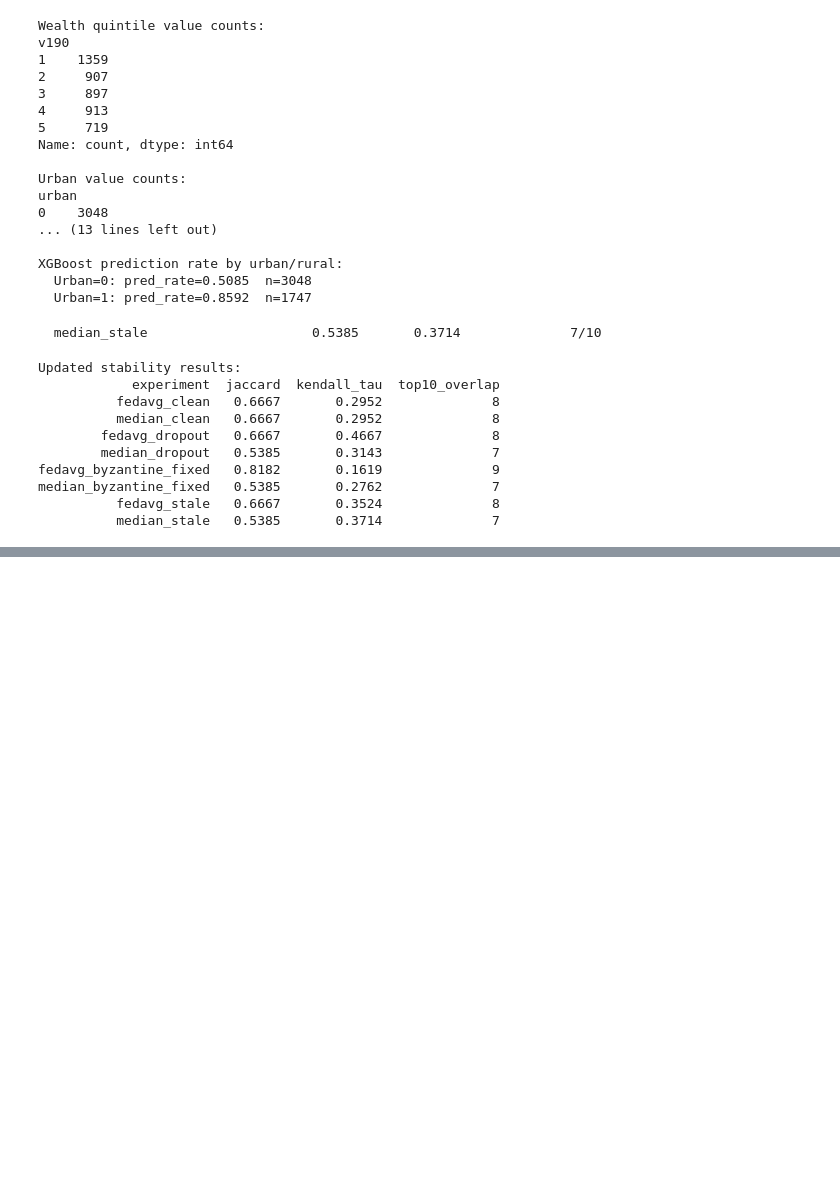
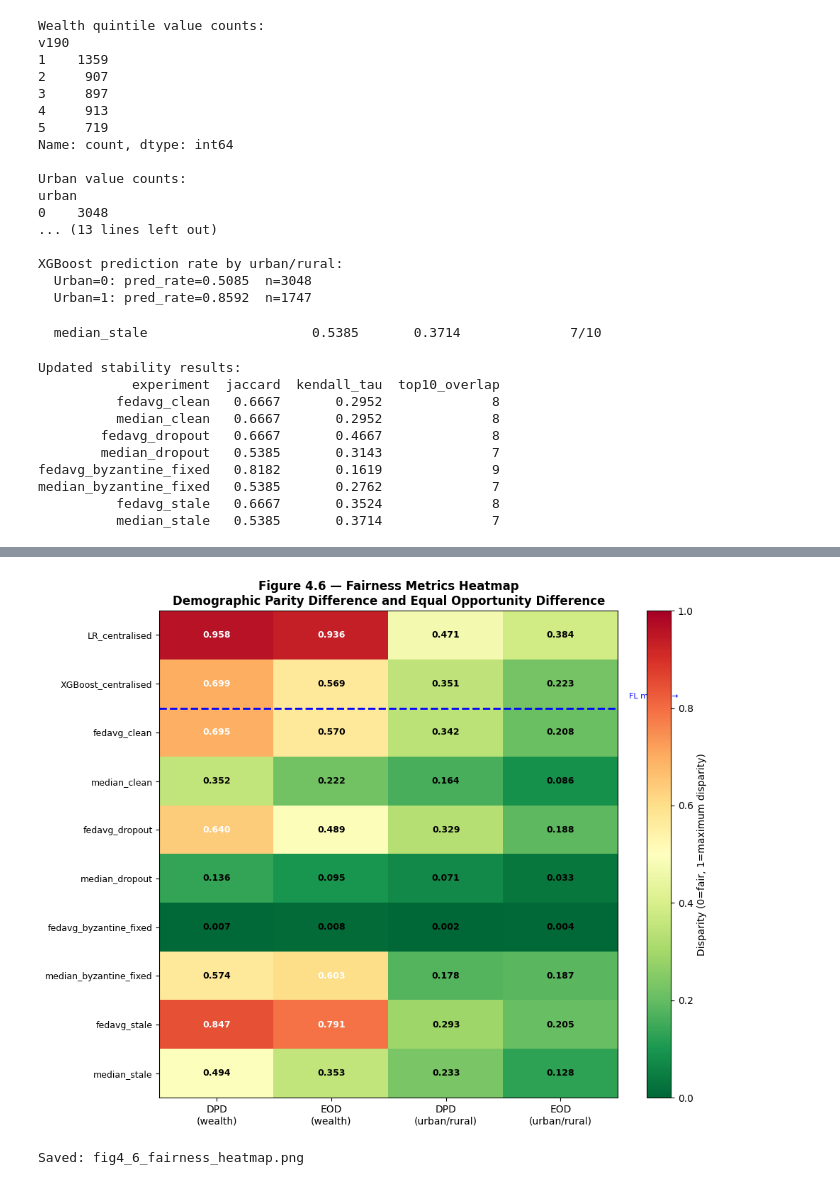
Before and after one commit to ProsperUkachi/Final-year-project, a Jupyter notebook: final-year-project (1).ipynb, the cells around one changed output, grey strips where cells are left out. Saved outputs shown, nothing was run; the diff lists cells and outputs as text; code cells hidden in the pictures; blank space fills up the shorter version.

```diff
--- a/final-year-project (1).ipynb
+++ b/final-year-project (1).ipynb
@@ -2128,0 +2301,67 @@ median_byzantine_fixed   0.5385       0.2762              7
+# %%
+# Illustrating the fairness heatmap
+
+import matplotlib.colors as mcolors
+
+fairness_plot_data = []
+row_labels = []
+
+for label, pred_dict in [
+    ("LR_centralised",      {"DPD_wealth": 0.9583, "EOD_wealth": 0.9362,
+                             "DPD_urban": 0.4713,  "EOD_urban": 0.3843}),
+    ("XGBoost_centralised", {"DPD_wealth": 0.6985, "EOD_wealth": 0.5690,
+                             "DPD_urban": 0.3507,  "EOD_urban": 0.2227}),
+]:
+    fairness_plot_data.append([
+        pred_dict["DPD_wealth"], pred_dict["EOD_wealth"],
+        pred_dict["DPD_urban"],  pred_dict["EOD_urban"]
+    ])
+    row_labels.append(label)
+
+for _, row in fairness_df.iterrows():
+    fairness_plot_data.append([
+        row["DPD_wealth"], row["EOD_wealth"],
+        row["DPD_urban"],  row["EOD_urban"]
+    ])
+    row_labels.append(row["experiment"])
+
+data_array   = np.array(fairness_plot_data)
+col_labels   = ["DPD\n(wealth)", "EOD\n(wealth)",
+                "DPD\n(urban/rural)", "EOD\n(urban/rural)"]
+
+fig, ax = plt.subplots(figsize=(10, 8))
+im = ax.imshow(data_array, cmap="RdYlGn_r", aspect="auto",
+               vmin=0, vmax=1.0)
+
+plt.colorbar(im, ax=ax, label="Disparity (0=fair, 1=maximum disparity)")
+
+ax.set_xticks(range(len(col_labels)))
+ax.set_xticklabels(col_labels, fontsize=10)
+ax.set_yticks(range(len(row_labels)))
+ax.set_yticklabels(row_labels, fontsize=9)
+
+# Annotate cells
+for i in range(len(row_labels)):
+    for j in range(len(col_labels)):
+        val  = data_array[i, j]
+        color = "white" if val > 0.6 else "black"
+        ax.text(j, i, f"{val:.3f}", ha="center", va="center",
+                fontsize=9, color=color, fontweight="bold")
+
+# Threshold line
+ax.axhline(1.5, color="blue", linewidth=2, linestyle="--")
+ax.text(3.6, 1.3, "FL models →", color="blue", fontsize=8)
+
+ax.set_title(
+    "Figure 4.6 — Fairness Metrics Heatmap\n"
+    "Demographic Parity Difference and Equal Opportunity Difference",
+    fontsize=12, fontweight="bold"
+)
+plt.tight_layout()
+plt.savefig("/kaggle/working/figures/fig4_6_fairness_heatmap.png",
+            dpi=150, bbox_inches="tight")
+plt.show()
+print("Saved: fig4_6_fairness_heatmap.png")
+# %% [output]
+[figure, added]
+Saved: fig4_6_fairness_heatmap.png
```
Also changed, not shown: parts of 7 cells of this notebook.
